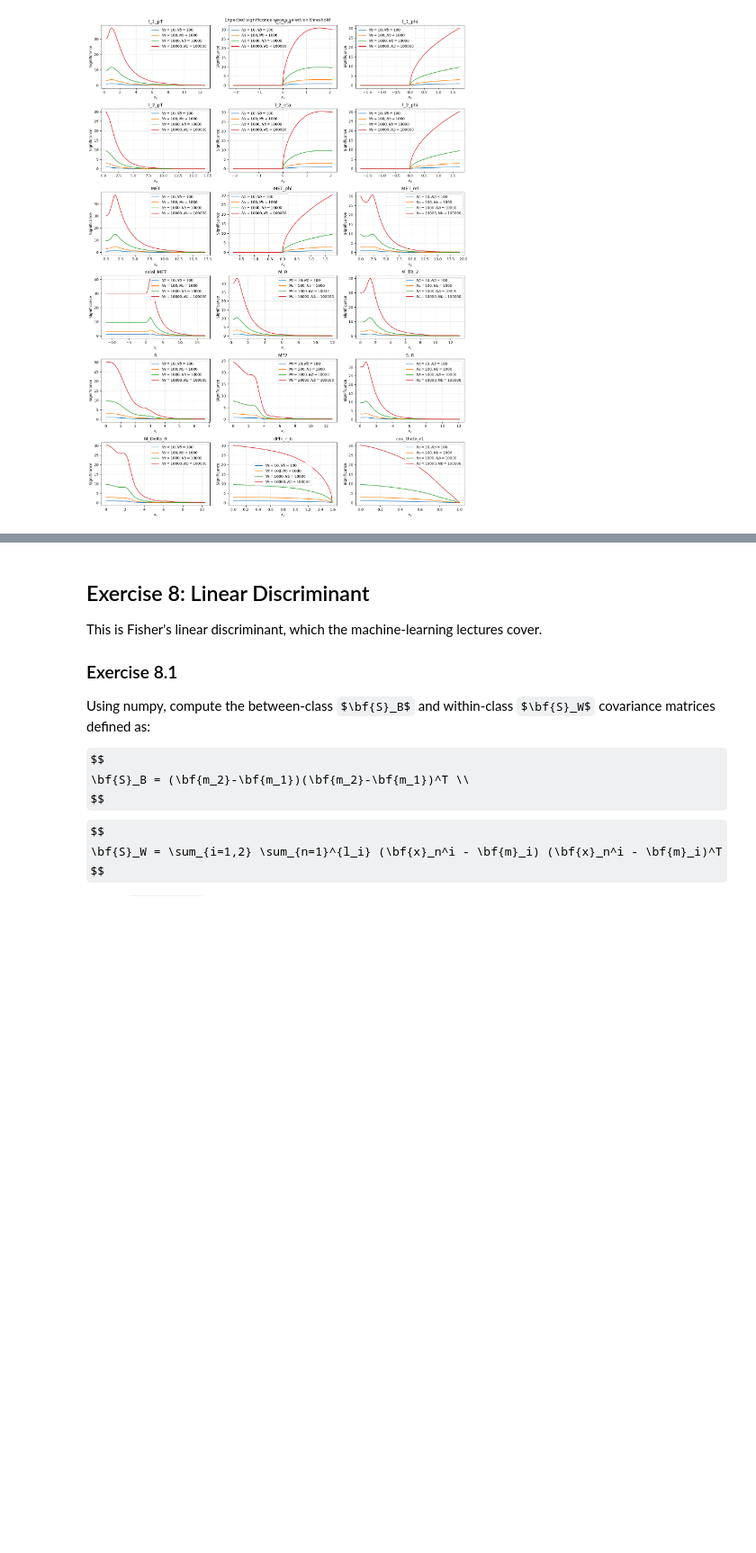
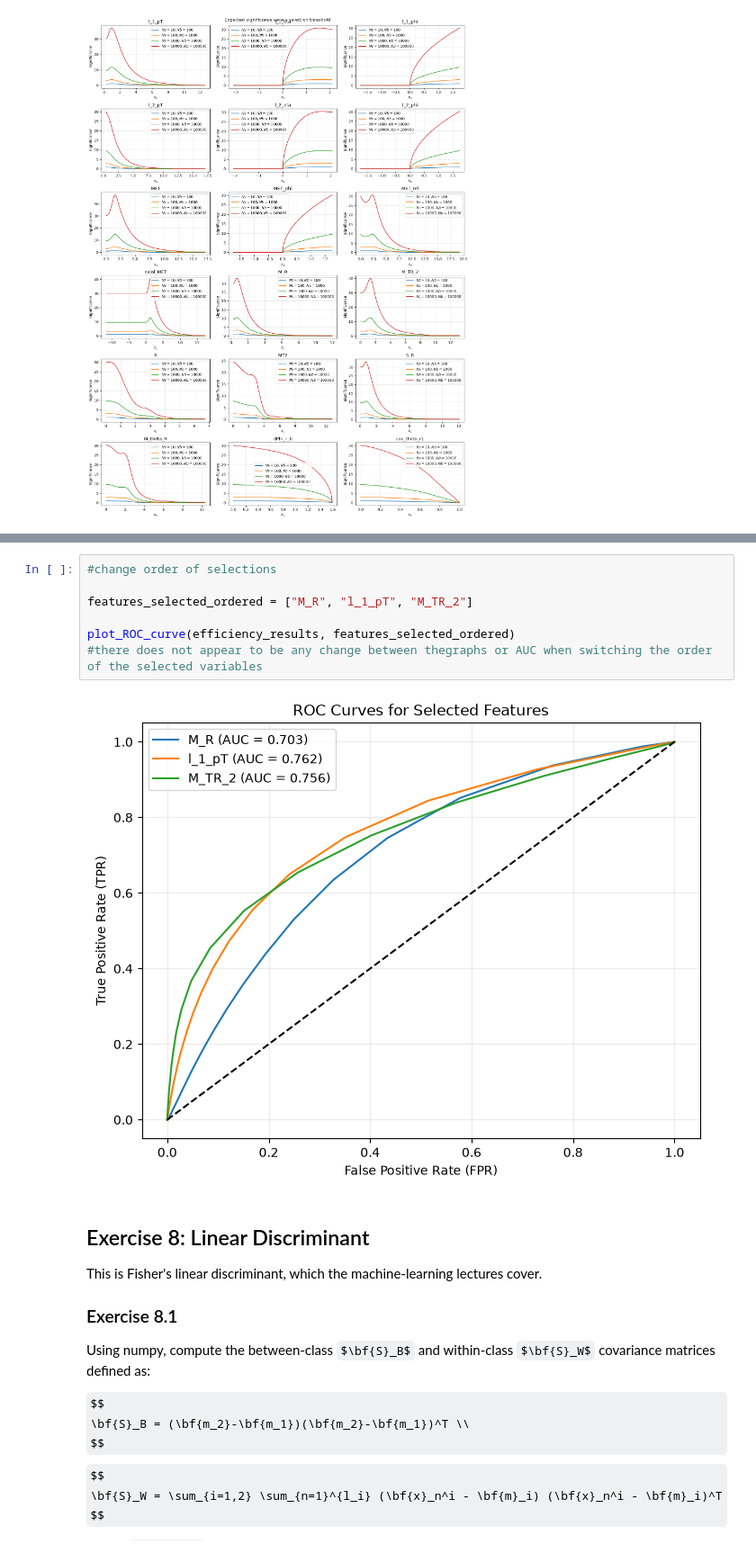
Before and after one commit to tkinder25/DATA3402.Fall.2026.Timothy.Kinder, a Jupyter notebook: Labs/Lab.7/Lab.7 - Solution.ipynb, the cells around one changed output, grey strips where cells are left out. Shown at 90% size. Drawn from its saved outputs; the diff is of its cells as text; some formulas as TeX source; blank space fills up the shorter version.

```diff
--- a/Labs/Lab.7/Lab.7 - Solution.ipynb
+++ b/Labs/Lab.7/Lab.7 - Solution.ipynb
@@ -476,3 +543,12 @@ Use your function and appropriate example to demonstrate the effect (if any) of
+# %%
+#change order of selections
+
+features_selected_ordered = ["M_R", "l_1_pT", "M_TR_2"]
+
+plot_ROC_curve(efficiency_results, features_selected_ordered)
+#there does not appear to be any change between thegraphs or AUC when switching the order of the selected variables
+# %% [output]
+[figure, added]
 # %% [markdown]
 ## Exercise 8: Linear Discriminant
 
```
Also changed, not shown: parts of 11 cells of this notebook.
